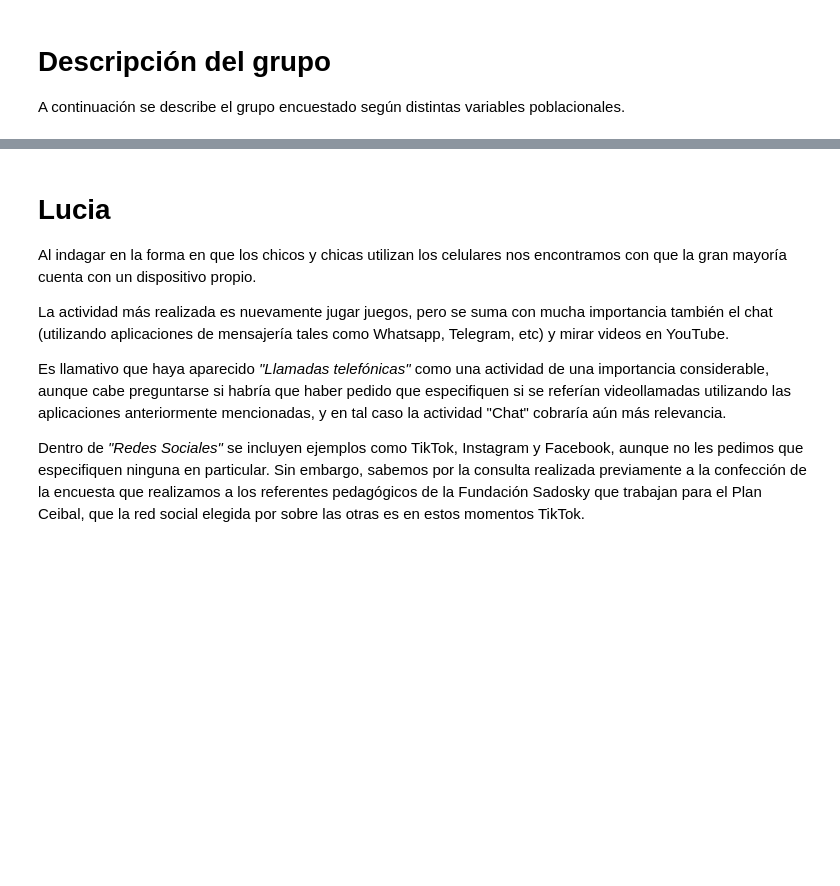
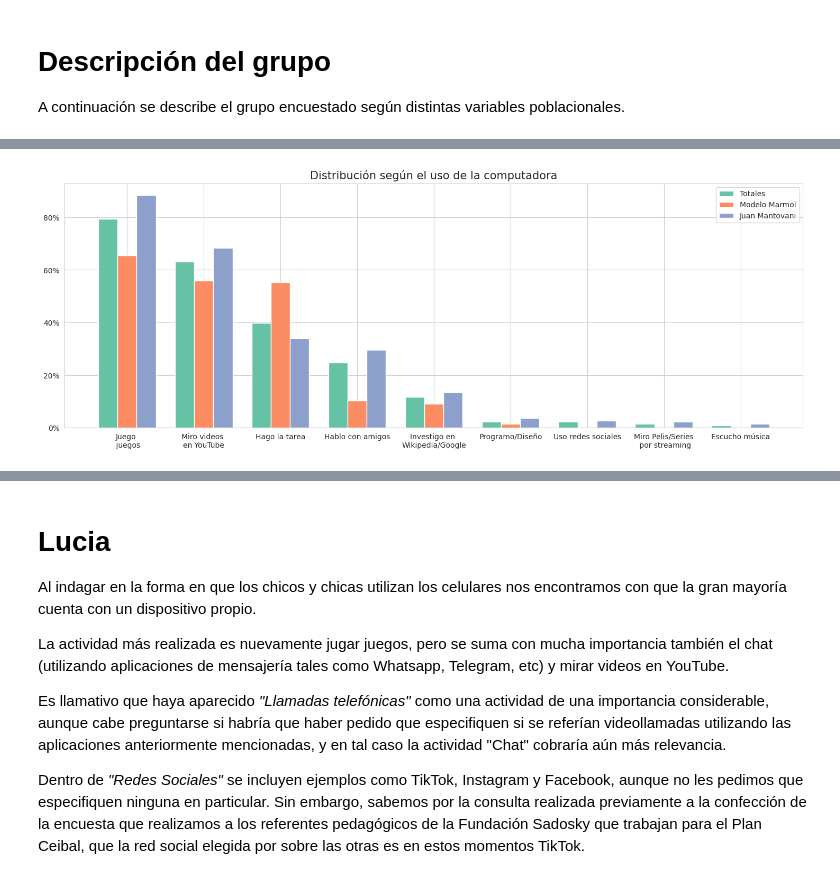
Before and after one commit to fedesassone/tesis, a Jupyter notebook: notebooks/Poblacional.ipynb, the cells around one changed output, grey strips where cells are left out. Cells and saved outputs as stored; diff of their text form; code cells hidden in the pictures; blank space fills up the shorter version.

```diff
--- a/notebooks/Poblacional.ipynb
+++ b/notebooks/Poblacional.ipynb
@@ -470,0 +157,36 @@ plt.savefig('28.pdf')
+# %%
+# Uso de la computadora
+data_total = df_fe["uso_computadora"].str.replace(" ", "").str.get_dummies(sep=',').sum().div(cant_total).sort_values(ascending=False)
+data_marmol = marmol["uso_computadora"].str.replace(" ", "").str.get_dummies(sep=',').sum().div(cant_marmol).sort_values(ascending=False)
+data_mantovani = mantovani["uso_computadora"].str.replace(" ", "").str.get_dummies(sep=',').sum().div(cant_mantovani).sort_values(ascending=False)
+
+for data in data_total.index:
+    if data not in data_marmol.index:
+        data_marmol[data] = 0.0
+    if data not in data_mantovani.index:
+        data_mantovani[data] = 0.0
+
+bar_width = 0.25
+
+br1 = np.arange(len(data_total))
+br2 = [x + bar_width for x in br1]
+br3 = [x + bar_width for x in br2]
+
+
+plt.figure(figsize=(18, 6))
+
+labels = ("Juego \n juegos", "Miro videos \nen YouTube", "Hago la tarea", \
+            "Hablo con amigos", "Investigo en \nWikipedia/Google", "Programo/Diseño", \
+            "Uso redes sociales", "Miro Pelis/Series\n por streaming", "Escucho música\n")
+
+plt.bar(br1,data_total, width=bar_width, label = 'Totales')
+plt.bar(br2,data_marmol, width=bar_width, label = 'Modelo Marmol')
+plt.bar(br3,data_mantovani, width=bar_width, label = 'Juan Mantovani')
+
+plt.gca().yaxis.set_major_formatter(PercentFormatter(1))
+plt.title("Distribución según el uso de la computadora", fontsize=15)
+plt.xticks([r + bar_width for r in range(len(data_total))], labels)
+plt.legend()
+plt.savefig('4.png')
+# %% [output]
+[figure, added]
```
Also changed, not shown: parts of 42 cells of this notebook, 36 other files.
